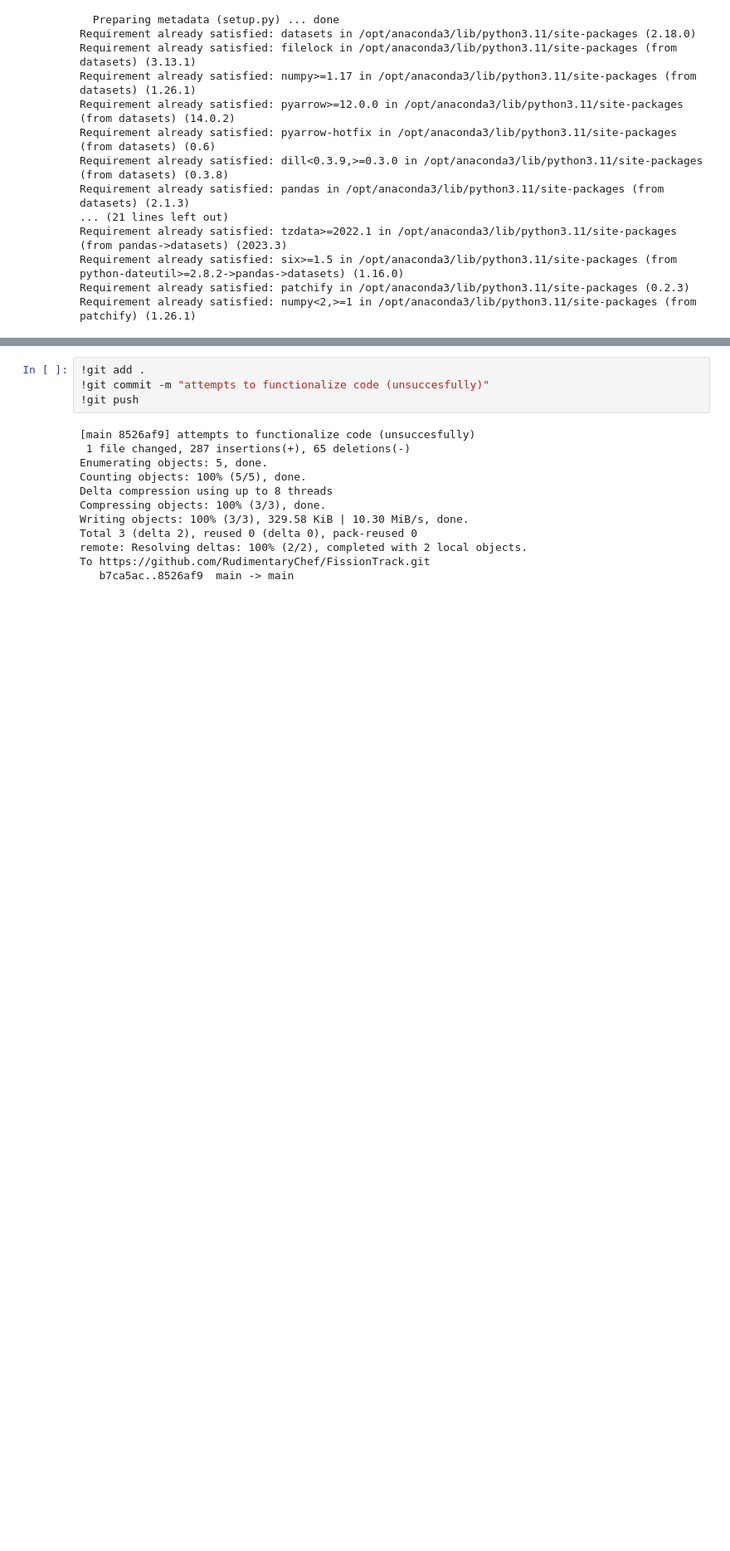
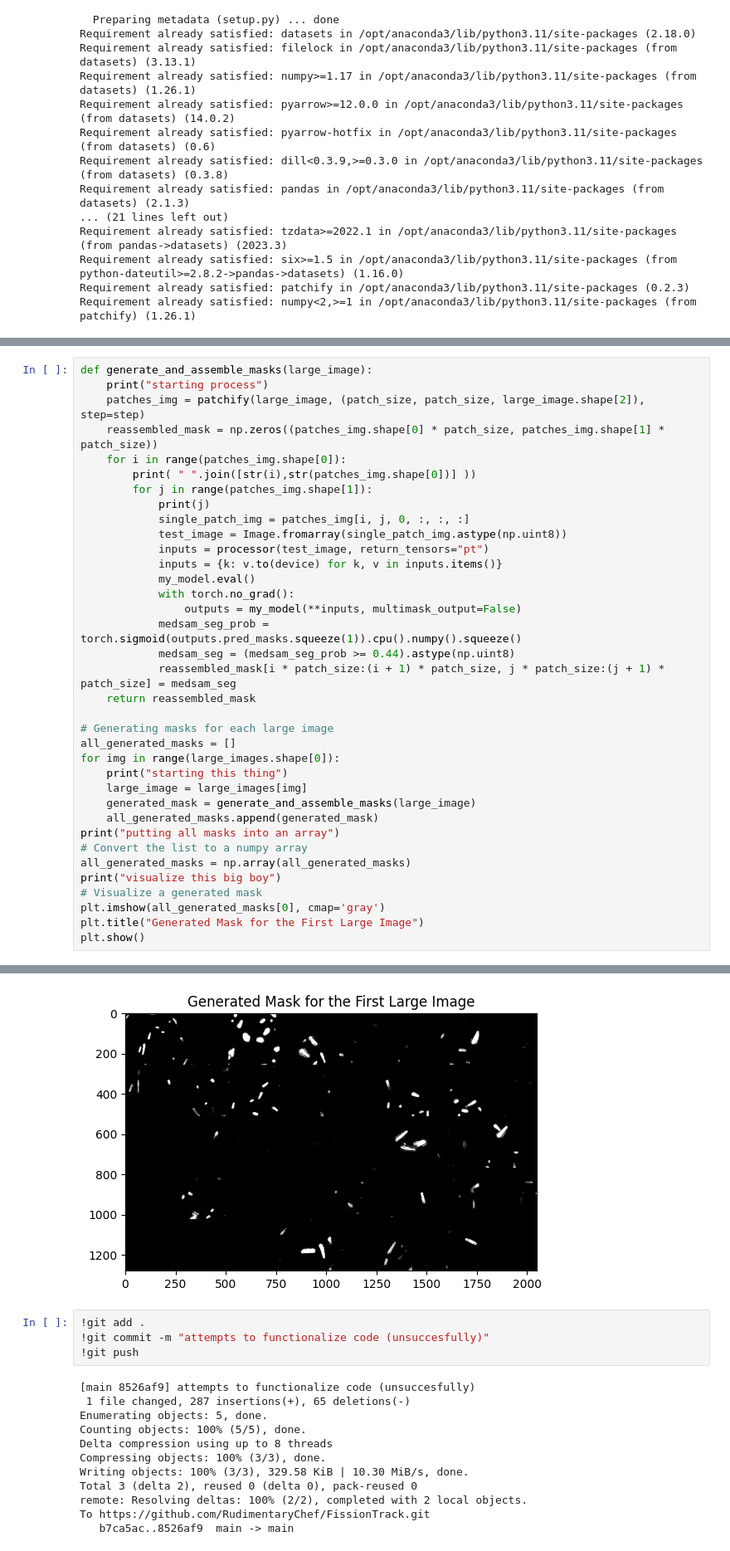
Before and after one commit to RudimentaryChef/FissionTrack, a Jupyter notebook: WorkingCopy.ipynb, the cells around one changed output, grey strips where cells are left out. Shown: that part at 83% size. Saved outputs shown, nothing was run; the diff lists cells and outputs as text; blank space fills up the shorter version.

Commit message:
creates a part that doe it for a big image

```diff
--- a/WorkingCopy.ipynb
+++ b/WorkingCopy.ipynb
@@ -39,0 +320,37 @@ Requirement already satisfied: numpy<2,>=1 in /opt/anaconda3/lib/python3.11/site
+# %%
+def generate_and_assemble_masks(large_image):
+    print("starting process")
+    patches_img = patchify(large_image, (patch_size, patch_size, large_image.shape[2]), step=step)
+    reassembled_mask = np.zeros((patches_img.shape[0] * patch_size, patches_img.shape[1] * patch_size))
+    for i in range(patches_img.shape[0]):
+        print( " ".join([str(i),str(patches_img.shape[0])] ))
+        for j in range(patches_img.shape[1]):
+            print(j)
+            single_patch_img = patches_img[i, j, 0, :, :, :]
+            test_image = Image.fromarray(single_patch_img.astype(np.uint8))
+            inputs = processor(test_image, return_tensors="pt")
+            inputs = {k: v.to(device) for k, v in inputs.items()}
+            my_model.eval()
+            with torch.no_grad():
+                outputs = my_model(**inputs, multimask_output=False)
+            medsam_seg_prob = torch.sigmoid(outputs.pred_masks.squeeze(1)).cpu().numpy().squeeze()
+            medsam_seg = (medsam_seg_prob >= 0.44).astype(np.uint8)
+            reassembled_mask[i * patch_size:(i + 1) * patch_size, j * patch_size:(j + 1) * patch_size] = medsam_seg
+    return reassembled_mask
+
+# Generating masks for each large image
+all_generated_masks = []
+for img in range(large_images.shape[0]):
+    print("starting this thing")
+    large_image = large_images[img]
+    generated_mask = generate_and_assemble_masks(large_image)
+    all_generated_masks.append(generated_mask)
+print("putting all masks into an array")
+# Convert the list to a numpy array
+all_generated_masks = np.array(all_generated_masks)
+print("visualize this big boy")
+# Visualize a generated mask
+plt.imshow(all_generated_masks[0], cmap='gray')
+plt.title("Generated Mask for the First Large Image")
+plt.show()
+# %% [output]
@@ -40,3 +374,4 @@ Requirement already satisfied: numpy<2,>=1 in /opt/anaconda3/lib/python3.11/site
+[figure, added]
 # %%
 !git add .
 !git commit -m "attempts to functionalize code (unsuccesfully)"
```
Also changed, not shown: parts of 3 cells of this notebook.
